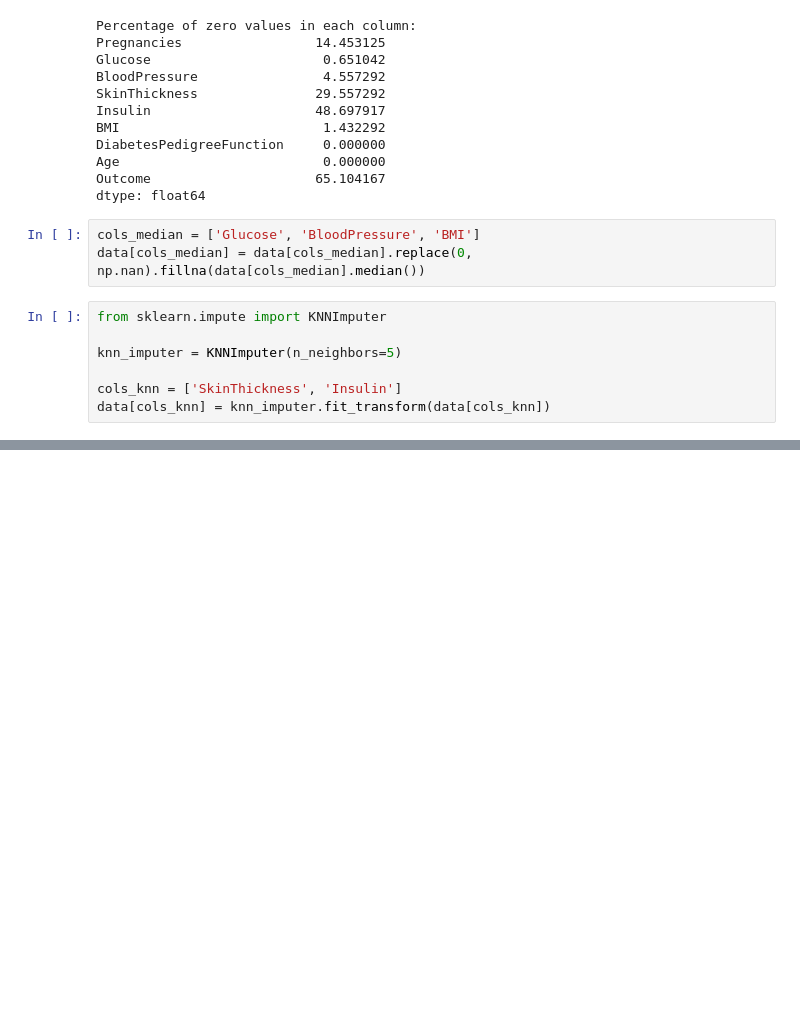
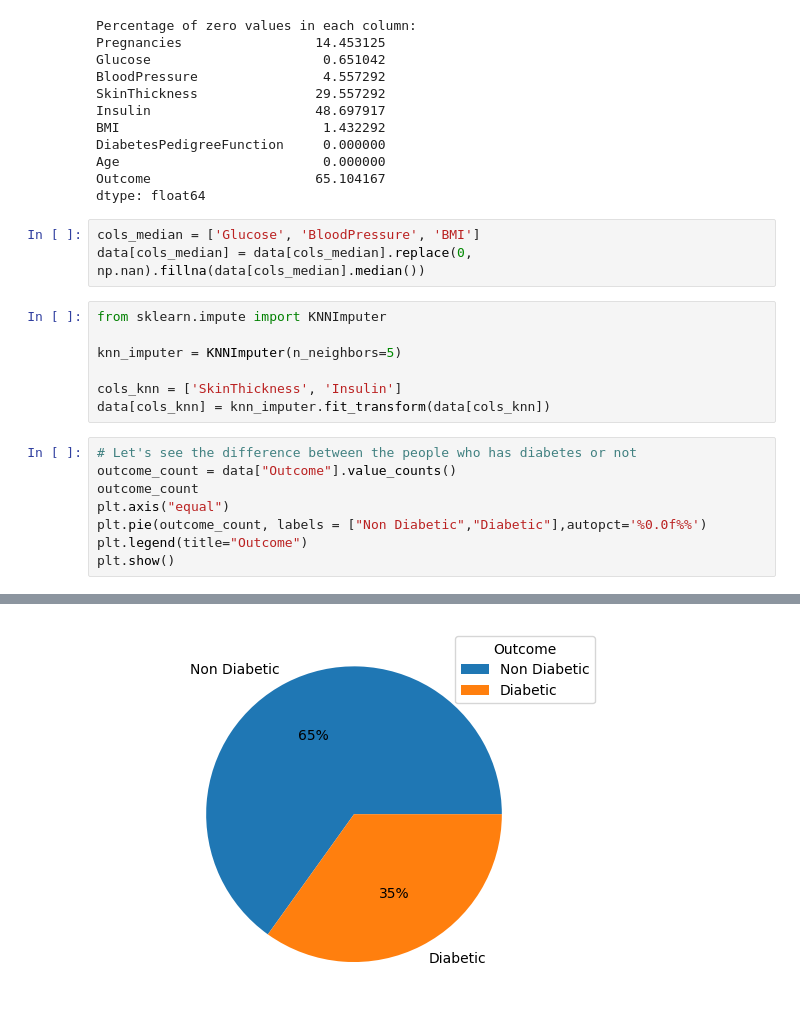
Before and after one commit to saumya-699/Data-Analytics-Process-and-Interpretation, a Jupyter notebook: Data_Analytics_Process_and_Interpretation.ipynb, the cells around one changed output, grey strips where cells are left out. Cells and saved outputs as stored; diff of their text form; blank space fills up the shorter version.

Commit message:
Added exploratory data analysis

```diff
--- a/Data_Analytics_Process_and_Interpretation.ipynb
+++ b/Data_Analytics_Process_and_Interpretation.ipynb
@@ -132,3 +134,12 @@ knn_imputer = KNNImputer(n_neighbors=5)
 
 cols_knn = ['SkinThickness', 'Insulin']
 data[cols_knn] = knn_imputer.fit_transform(data[cols_knn])
+# %%
+# Let's see the difference between the people who has diabetes or not
+outcome_count = data["Outcome"].value_counts()
+outcome_count
+plt.axis("equal")
+plt.pie(outcome_count, labels = ["Non Diabetic","Diabetic"],autopct='%0.0f%%')
+plt.legend(title="Outcome")
+plt.show()
+# %% [output]
@@ -134,0 +147 @@ data[cols_knn] = knn_imputer.fit_transform(data[cols_knn])
+[figure, added]
```
Also changed, not shown: parts of 9 cells of this notebook.
